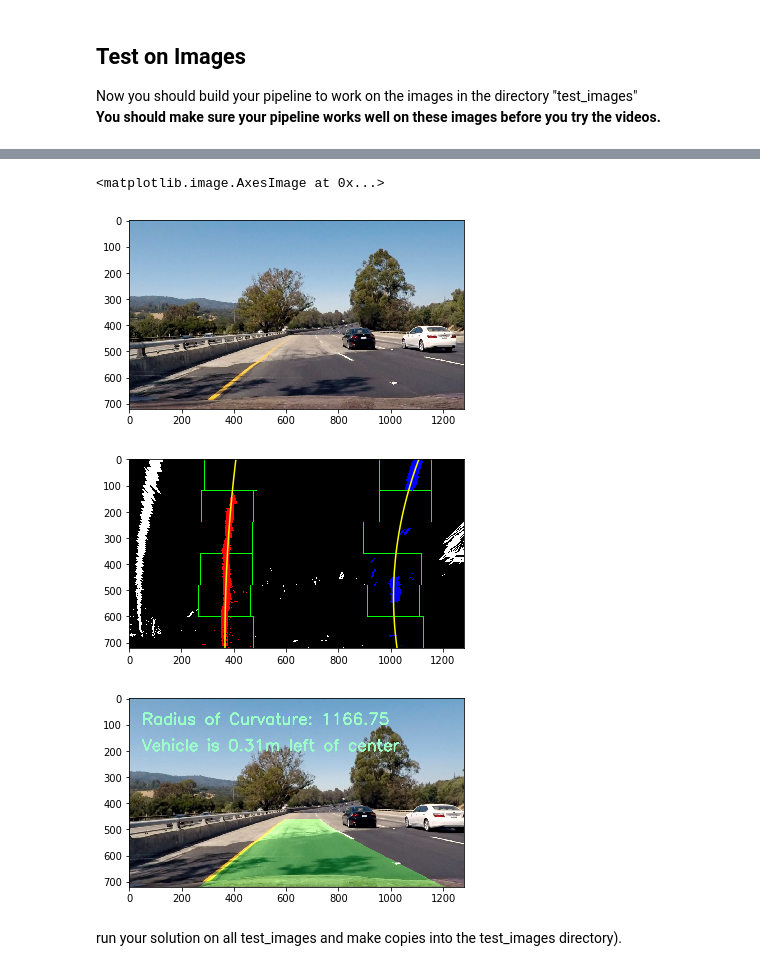
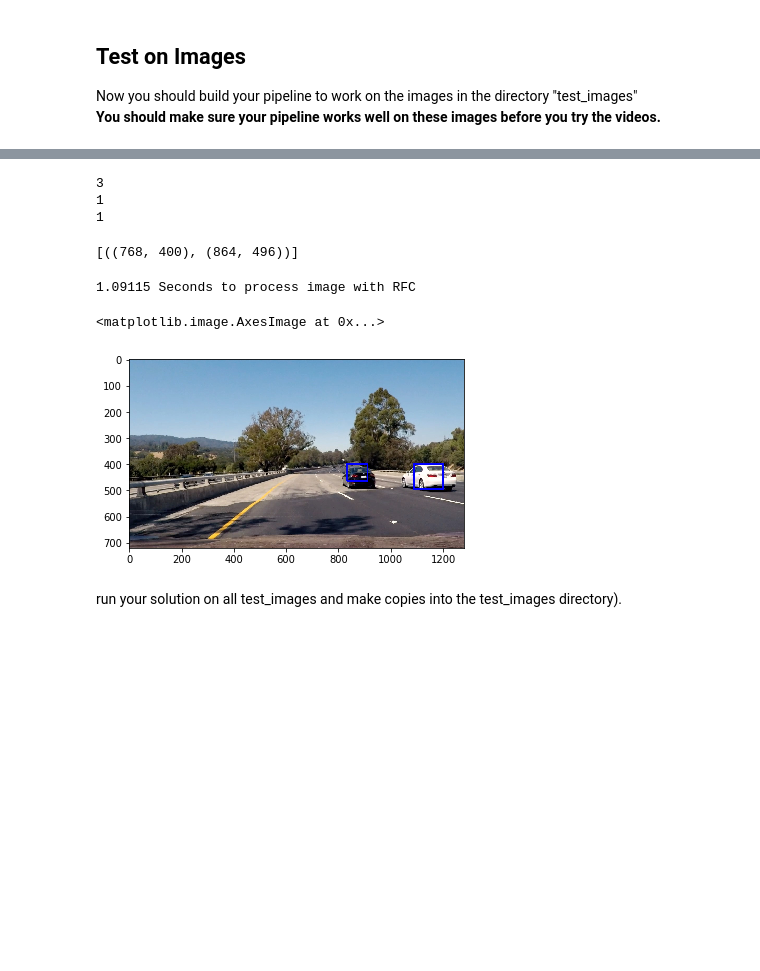
Before and after one commit to gsandeep1231/Udacity-CarND-Vehicle-Detection, a Jupyter notebook: CarND-Vehicle-Detection.ipynb, the cells around one changed output, grey strips where cells are left out. Drawn from its saved outputs; the diff is of its cells as text; code cells hidden in the pictures; blank space fills up the shorter version.

```diff
--- a/CarND-Vehicle-Detection.ipynb
+++ b/CarND-Vehicle-Detection.ipynb
@@ -573,25 +503,51 @@ camera_objpoints, camera_imgpoints = calibrate_camera()
-# %%
-# Undistort image
-#orig_image = cv2.imread('/Users/SandeepGangundi/Documents/Courses/Udacity/Self_Driving_Car_ND/Term1/Udacity-CarND-Advanced-Lane-Lines/camera_cal/calibration1.jpg')
-#plt.figure(); plt.imshow(cv2.cvtColor(orig_image, cv2.COLOR_BGR2RGB))
-#undistorted_image = undistort_image(orig_image, camera_objpoints, camera_imgpoints)
-
-#orig_image = cv2.imread('/Users/SandeepGangundi/Documents/Courses/Udacity/Self_Driving_Car_ND/Term1/Udacity-CarND-Advanced-Lane-Lines/test_images/straight_lines1.jpg')
-orig_image = cv2.imread('/Users/SandeepGangundi/Documents/Courses/Udacity/Self_Driving_Car_ND/Term1/Udacity-CarND-Advanced-Lane-Lines/test_images/test4.jpg')
-plt.figure(); plt.imshow(cv2.cvtColor(orig_image, cv2.COLOR_BGR2RGB))
-undistorted_image = undistort_image(orig_image, camera_objpoints, camera_imgpoints)
-binary_thresh_image = color_threshold(undistorted_image)
-binary_warped_image, Minv = transform_perspective(binary_thresh_image)
-left_fit, right_fit = fit_lane_lines(binary_warped_image)
-left_rad, right_rad = get_radius_curvature(binary_warped_image, left_fit, right_fit)
-inv_persp_image = transform_inv_perspective(undistorted_image, binary_warped_image, left_fit, right_fit, Minv)
-dist_off_center_str = get_off_center_distance(binary_warped_image)
-final_image = add_data_to_image(inv_persp_image, dist_off_center_str, left_rad, right_rad)
-plt.figure(); plt.imshow(cv2.cvtColor(final_image, cv2.COLOR_BGR2RGB))
-# %% [output]
-<matplotlib.image.AxesImage at 0x...>
-[figure, removed]
-[figure, removed]
-[figure, removed]
+# %%
+print(len(windows))
+for i in range(len(windows)):
+    print(len(windows[i]))
+# %% [output]
+3
+1
+1
+[((768, 400), (864, 496))]
+# %%
+#########################################
+# Create pipeline for processing videos #
+#########################################
+
+windows = []
+
+def process_image(image):
+    global windows
+    #global y_start_stop, xy_overlap
+    image_png = jpg_to_png(image)
+    final_windows = get_windows_list(image_png, x_start_stop=[None, None], y_start_stop=y_start_stop,
+                    xy_overlap=xy_overlap, win_sizes=win_sizes)
+    hot_windows = search_windows(image_png, final_windows, clf, X_scaler, color_space=colorspace,
+                        hog_color_space=hog_colorspace, spatial_size=(spatial, spatial),
+                        hist_bins=histbin, hist_range=(0, 256),
+                        orient=orient, pix_per_cell=pix_per_cell,
+                        cell_per_block=cell_per_block,
+                        hog_channel=hog_channel)
+    if (len(windows) < 8):
+        windows.append(hot_windows)
+    elif (len(windows) == 8):
+        windows.pop(0)
+        windows.append(hot_windows)
+    labeled_img, heatmap = get_labeled_image_new(image, windows)
+    return labeled_img
+# %%
+#################
+# Test pipeline #
+#################
+image = mpimg.imread('test4.jpg')
+t=time.time()
+labeled_img = process_image(image)
+t2 = time.time()
+print(round(t2-t, 5), 'Seconds to process image with RFC')
+plt.figure(); plt.imshow(labeled_img)
+# %% [output]
+1.09115 Seconds to process image with RFC
+<matplotlib.image.AxesImage at 0x...>
+[figure, added]
 # %% [markdown]
 run your solution on all test_images and make copies into the test_images directory).
```
Also changed, not shown: parts of 20 cells of this notebook, 4 other files.
